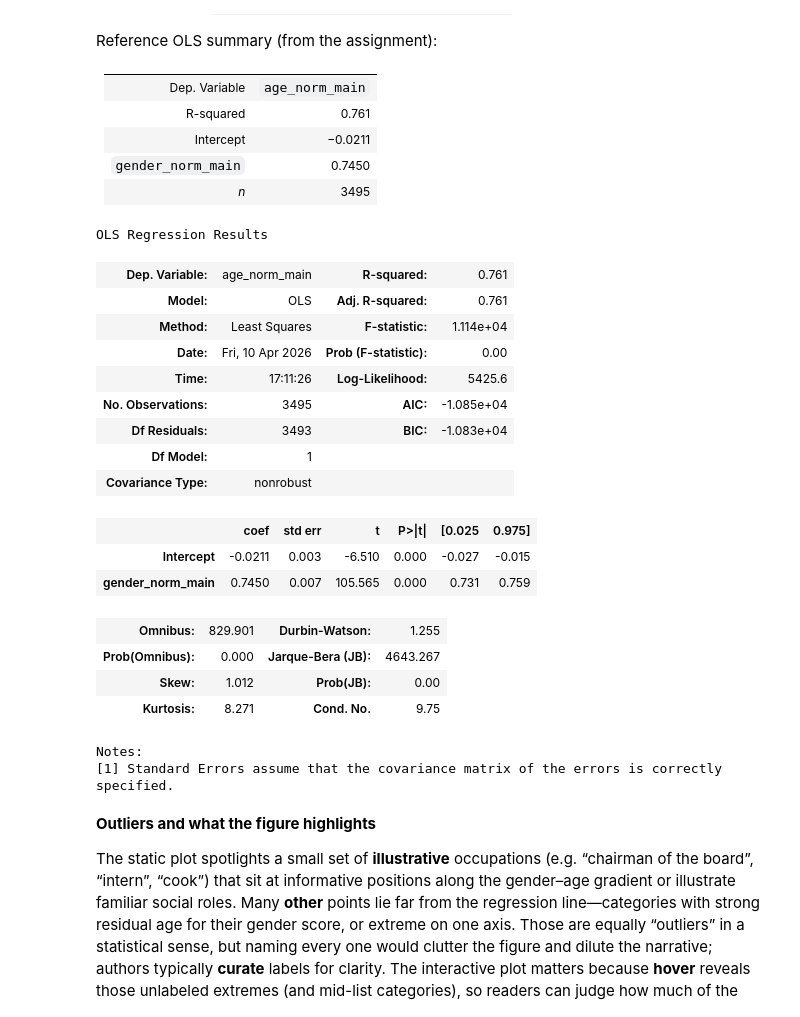
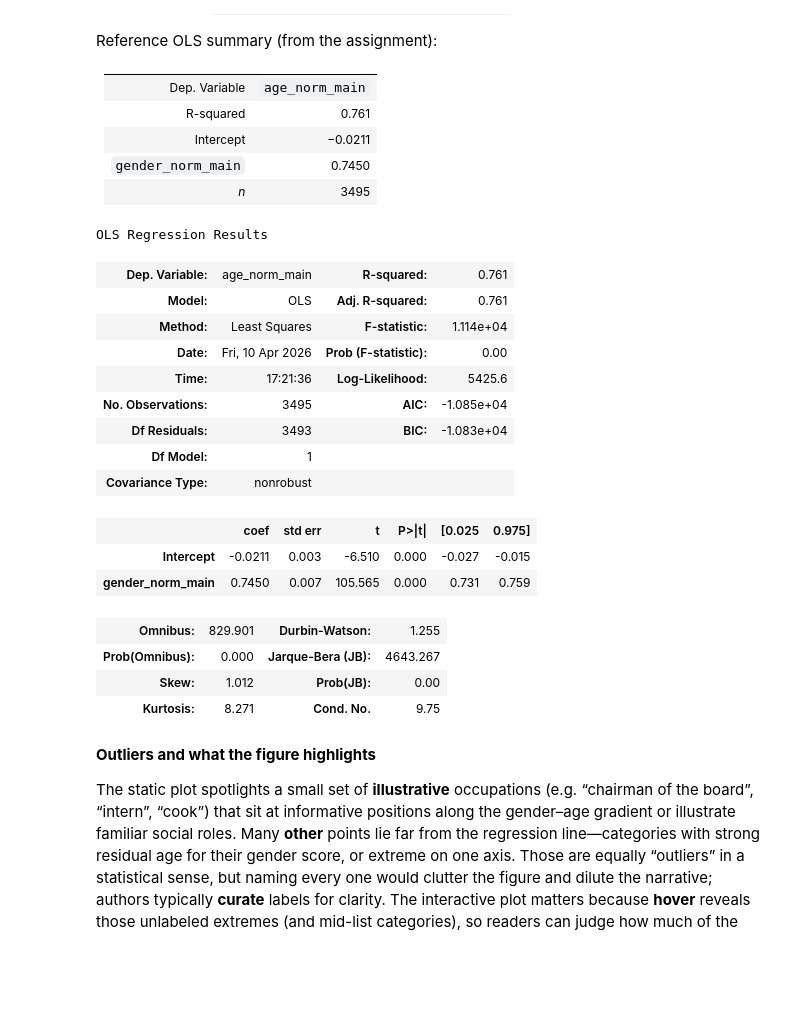
Before and after one commit to anna-megalou/age_gender_distortion, a Jupyter notebook: age_gender_distortion_assignment_t8230094.ipynb, the cells around one changed output. Saved outputs shown, nothing was run; the diff lists cells and outputs as text; code cells hidden in the pictures; blank space fills up the shorter version.

```diff
--- a/age_gender_distortion_assignment_t8230094.ipynb
+++ b/age_gender_distortion_assignment_t8230094.ipynb
@@ -282,7 +282,9 @@ ols = smf.ols("age_norm_main ~ gender_norm_main", data=reg).fit()
 _OLS_SUMMARY_CSS = """
 <style>
 .ols-dark-summary {
-  background: #000;
+  /* Match notebook/editor surface (JupyterLab, VS Code / Cursor notebook) */
+  --ols-bg: var(--vscode-editor-background, var(--jp-layout-color0, #1e1e1e));
+  background: var(--ols-bg);
   color: #fff;
   padding: 12px 16px;
   display: inline-block;
@@ -292,7 +294,7 @@ _OLS_SUMMARY_CSS = """
 }
 .ols-dark-summary table.simpletable {
   border-collapse: collapse;
-  background: #000;
+  background: var(--ols-bg);
   color: #fff;
   margin: 0 0 12px 0;
 }
@@ -302,13 +304,13 @@ _OLS_SUMMARY_CSS = """
   color: #fff;
   font-weight: bold;
   padding: 8px 4px 12px;
-  background: #000;
+  background: var(--ols-bg);
 }
 .ols-dark-summary table.simpletable th,
 .ols-dark-summary table.simpletable td {
   border: 1px solid #fff;
   color: #fff;
-  background: #000;
+  background: var(--ols-bg);
   padding: 4px 10px;
   text-align: left;
   vertical-align: middle;
@@ -318,11 +320,14 @@ _OLS_SUMMARY_CSS = """
 }
 </style>
 """
+_ols_html = ols.summary().as_html()
+if "<br/><br/>Notes:" in _ols_html:
+    _ols_html = _ols_html.split("<br/><br/>Notes:", 1)[0]
 display(
     HTML(
         _OLS_SUMMARY_CSS
         + '<div class="ols-dark-summary">'
-        + ols.summary().as_html()
+        + _ols_html
         + "</div>"
     )
 )
@@ -519,34 +524,34 @@ fig_p.update_layout(
     ),
     yaxis=dict(
         range=[0, 1],
         dtick=0.1,
         tickformat=".1f",
         tickfont=dict(size=11, color="black", family="Arial Black, Helvetica Neue, Helvetica, sans-serif"),
         scaleanchor="x",
         scaleratio=1,
         showgrid=True,
         gridcolor="#D8D8D8",
         gridwidth=1,
         zeroline=False,
     ),
     showlegend=True,
     template="plotly_white",
     plot_bgcolor="white",
     hoverlabel=dict(
         bgcolor="white",
         bordercolor="#D8D8D8",
         font_size=12,
         font_family="system-ui, -apple-system, BlinkMacSystemFont, Segoe UI, sans-serif",
     ),
 )
 fig_p.write_html(BASE / "age_gender_regression_interactive.html", include_plotlyjs="cdn")
 # %% [output]
 OLS Regression Results
 | Dep. Variable: | age_norm_main | R-squared: | 0.761 |
 | Model: | OLS | Adj. R-squared: | 0.761 |
 | Method: | Least Squares | F-statistic: | 1.114e+04 |
 | Date: | Fri, 10 Apr 2026 | Prob (F-statistic): | 0.00 |
-| Time: | 17:11:26 | Log-Likelihood: | 5425.6 |
+| Time: | 17:21:36 | Log-Likelihood: | 5425.6 |
 | No. Observations: | 3495 | AIC: | -1.085e+04 |
 | Df Residuals: | 3493 | BIC: | -1.083e+04 |
 | Df Model: | 1 |  |  |
@@ -558,8 +563,6 @@ OLS Regression Results
 | Prob(Omnibus): | 0.000 | Jarque-Bera (JB): | 4643.267 |
 | Skew: | 1.012 | Prob(JB): | 0.00 |
 | Kurtosis: | 8.271 | Cond. No. | 9.75 |
-Notes:
-[1] Standard Errors assume that the covariance matrix of the errors is correctly specified.
 # %% [markdown]
 **Outliers and what the figure highlights**
 
```
Also changed, not shown: 5 other files.
